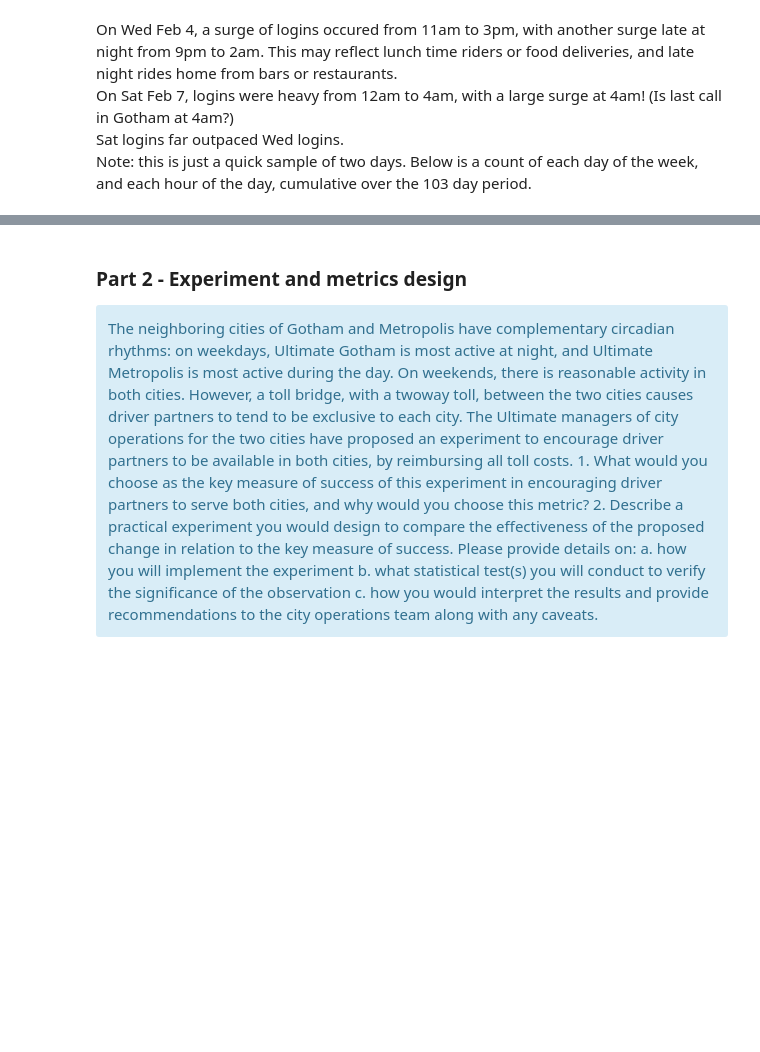
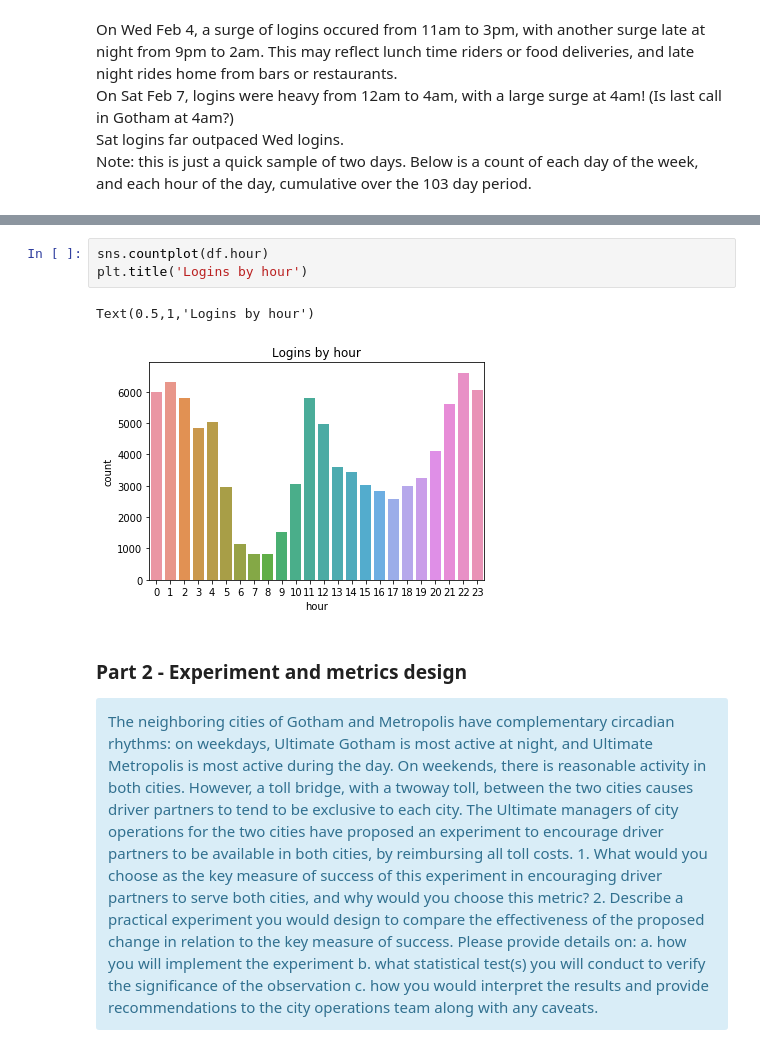
Before and after one commit to misterhappy2/ultimate_challenge, a Jupyter notebook: Interview1.ipynb, the cells around one changed output, grey strips where cells are left out. Cells and saved outputs as stored; diff of their text form; blank space fills up the shorter version.

```diff
--- a/Interview1.ipynb
+++ b/Interview1.ipynb
@@ -166,3 +146,9 @@ Name: hour, dtype: int64
+# %%
+sns.countplot(df.hour)
+plt.title('Logins by hour')
+# %% [output]
+Text(0.5,1,'Logins by hour')
+[figure, added]
 # %% [markdown]
 ### Part 2 ‑ Experiment and metrics design
 <div class="span5 alert alert-info">  The neighboring cities of Gotham and Metropolis have complementary circadian rhythms: on
```
Also changed, not shown: parts of 26 cells of this notebook.
